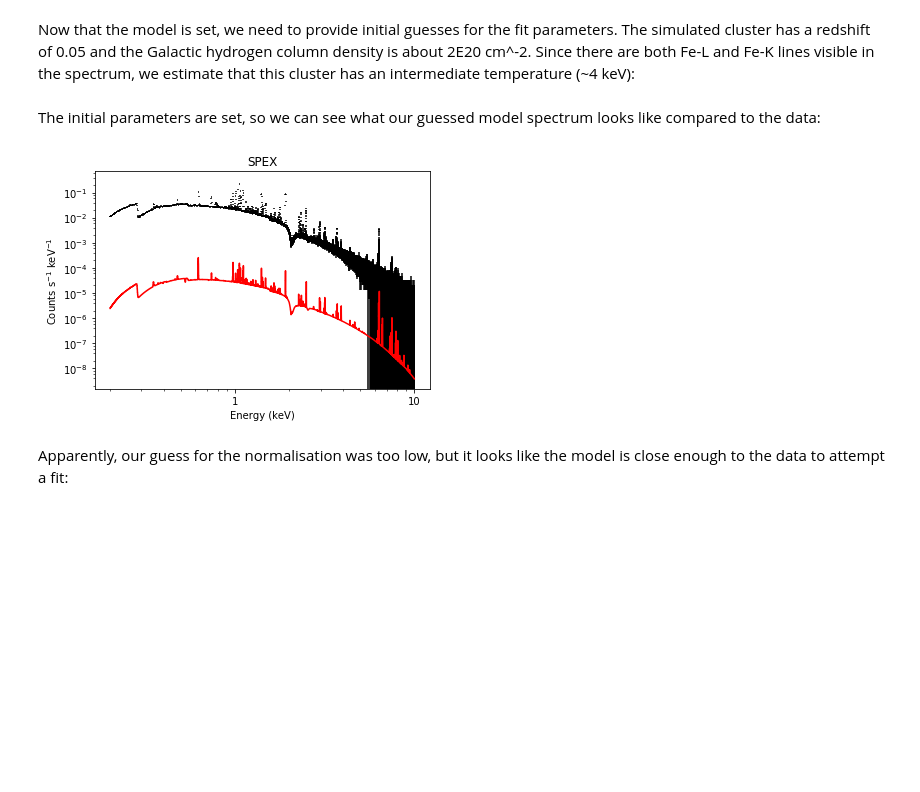
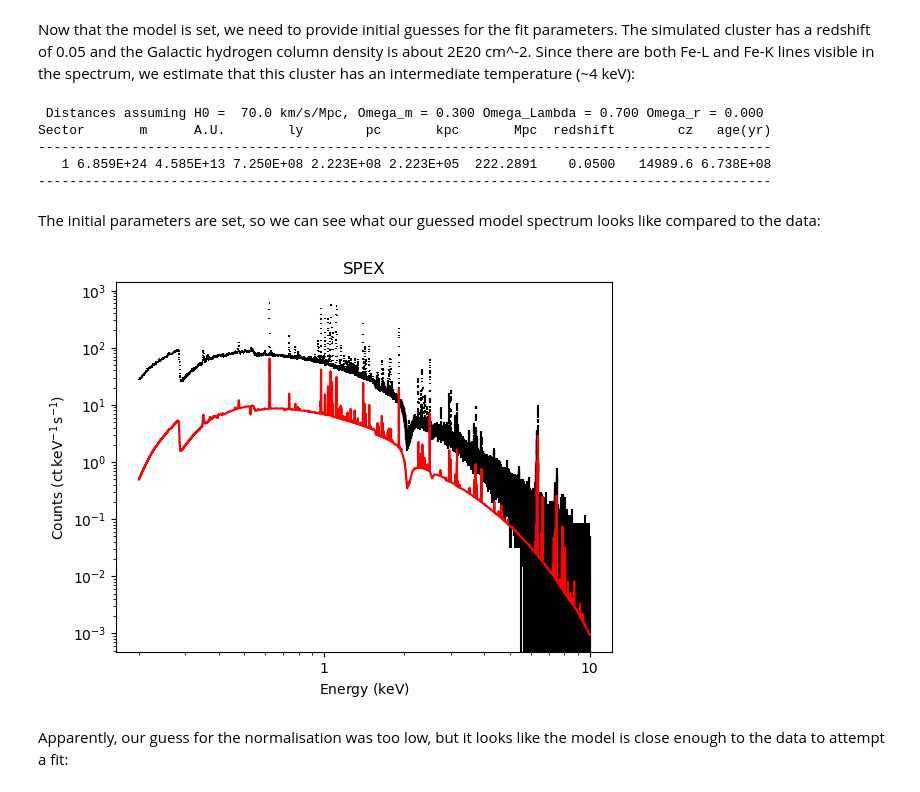
Before and after one commit to spex-xray/spex-help, a Jupyter notebook: jupyter/Simple-Session.ipynb, the cells around one changed output. Drawn from its saved outputs; the diff is of its cells as text; code cells hidden in the pictures; blank space fills up the shorter version.

```diff
--- a/jupyter/Simple-Session.ipynb
+++ b/jupyter/Simple-Session.ipynb
@@ -41,16 +56,22 @@ Now that the model is set, we need to provide initial guesses for the fit parame
 s.dist(1, 0.05, 'z')                  # Set the distance in SPEX to z=0.05 (Luminosity).
 s.par(1, 1, 'z', 0.05, thawn=True)    # Set the redshift in the model to z=0.05 (Energy shift in spectrum).
 s.par(1, 2, 'nh', 2E-4)               # Set the hydrogen column density.
-s.par(1, 2, 't', 5E-4)                # A trick to get the absorption model mimic a (nearly) neutral plasma for the ISM.
-s.par(1, 3, 'norm', 1E+6, thawn=True) # Set a guess for the normalisation of the cluster component.
+s.par_fix(1, 2, 't')                  # Fix the temperature of the galactic absorption to the default value
+s.par(1, 3, 'norm', 1E+8, thawn=True) # Set a guess for the normalisation of the cluster component.
 s.par(1, 3, 't', 4.0, thawn=True)     # Guess that the temperature is 4.0 keV.
+# %% [output]
+ Distances assuming H0 =  70.0 km/s/Mpc, Omega_m = 0.300 Omega_Lambda = 0.700 Omega_r = 0.000
+Sector       m      A.U.        ly        pc       kpc       Mpc  redshift        cz   age(yr)
+----------------------------------------------------------------------------------------------
+   1 6.859E+24 4.585E+13 7.250E+08 2.223E+08 2.223E+05  222.2891    0.0500   14989.6 6.738E+08
+----------------------------------------------------------------------------------------------
 # %% [markdown]
 The initial parameters are set, so we can see what our guessed model spectrum looks like compared to the data:
 # %%
 s.calc()
-plt = s.plot_data(xlog=True, ylog=True, show=True)
+pldata = s.plot_data(xlog=True, ylog=True, show=True)
 # %% [output]
-[figure, old version]
+[figure, new version]
 # %% [markdown]
 Apparently, our guess for the normalisation was too low, but it looks like the model is close enough to the data to attempt a fit:
 # %%
```
Also changed, not shown: parts of 8 cells of this notebook, 2 other files.
